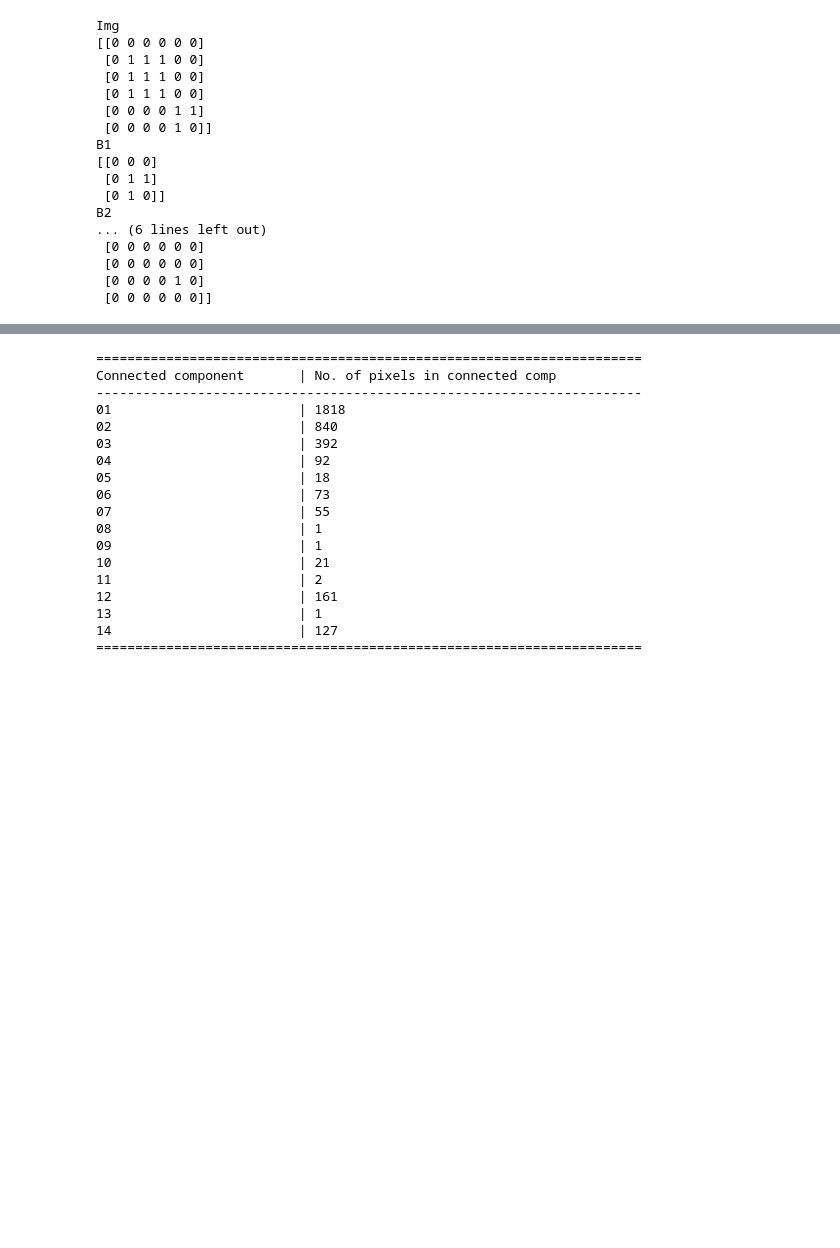
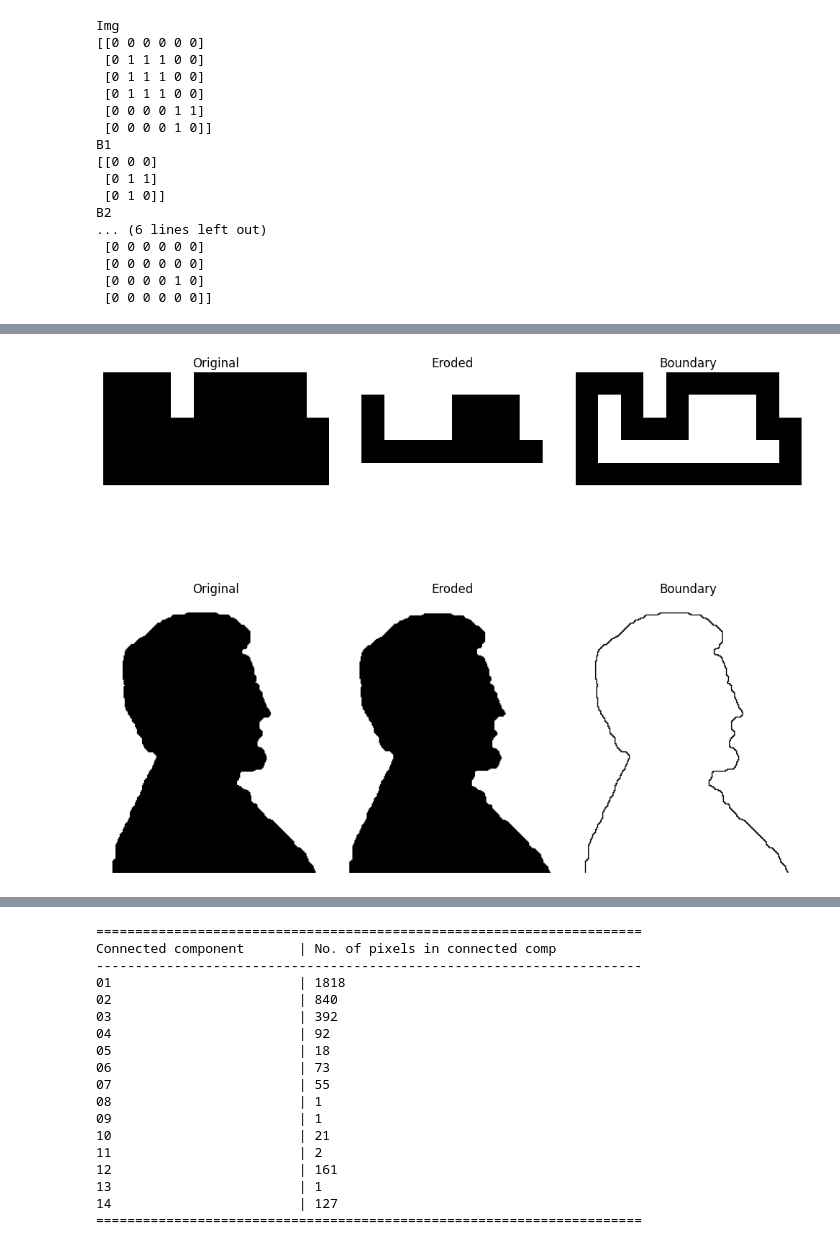
Before and after one commit to Tommy1908/ERV-CC, a Jupyter notebook: morphological_image_processing/morphological_image_processing.ipynb, the cells around one changed output, grey strips where cells are left out. Saved outputs shown, nothing was run; the diff lists cells and outputs as text; code cells hidden in the pictures; blank space fills up the shorter version.

```diff
--- a/morphological_image_processing/morphological_image_processing.ipynb
+++ b/morphological_image_processing/morphological_image_processing.ipynb
@@ -282,17 +282,17 @@ def closing(img,se):
 img = util.img_as_ubyte(io.imread("./book_example_images/Fig0911(a)(noisy_fingerprint).tif", as_gray=True))
 A = (img < 128).astype(np.uint8)
 
-B = morphology.disk(1)
+se = morphology.disk(1)
 
 # Vamos a hacer un opening y un closing por separado, nos permite ver bien que hace cada paso
 # Luego unirlo con ambos
-eroded = erosion(A, B)
-opening_A = dilation(eroded, B)
-dilated_opening = dilation(opening_A, B)
-final_result = erosion(dilated_opening, B)
+eroded = erosion(A, se)
+opening_A = dilation(eroded, se)
+dilated_opening = dilation(opening_A, se)
+final_result = erosion(dilated_opening, se)
 
 ###
-compare_opening_closing = closing(opening(A,B),B)
+compare_opening_closing = closing(opening(A,se),se)
 
 fig, axes = plt.subplots(2, 3, figsize=(16, 10))
 axes = axes.ravel() # Aplanamos la matriz de ejes para acceder más fácil
@@ -380,7 +380,7 @@ B2 = np.array([
 ])
 
 
-B = np.array([
+se = np.array([
     [-1, 0, 0],
     [0, 1, 1],
     [0, 1, -1]
@@ -389,7 +389,7 @@ B = np.array([
 
 expected_result = binary_hit_or_miss(img, structure1=B1, structure2=B2)
 result = hit_or_miss(img, B1, B2)
-result_single_se = hit_or_miss(img, B)
+result_single_se = hit_or_miss(img, se)
 
 #Expected
 fig, ax = plt.subplots(3, 4, figsize=(27, 12))
@@ -434,8 +434,8 @@ ax[2][0].set_title('Imagen Original')
 ax[2][0].axis('off')
 
 # Para mostrarlo vamos a cambiar el -1 a 0.5 y se representa como gris
-b_print = B.astype(float).copy()
-b_print[B == -1] = 0.5
+b_print = se.astype(float).copy()
+b_print[se == -1] = 0.5
 
 ax[2][1].imshow(b_print, cmap='gray')
 ax[2][1].set_title('B')
@@ -479,0 +483,58 @@ B2
+# %%
+def boundary_extraction(img,se, padding_value=1):
+    eroded = erosion(img,se, padding_value=padding_value)
+    return img - eroded
+
+img = np.array([
+    [1,1,1,0,1,1,1,1,1,0],
+    [1,1,1,0,1,1,1,1,1,0],
+    [1,1,1,1,1,1,1,1,1,1],
+    [1,1,1,1,1,1,1,1,1,1],
+    [1,1,1,1,1,1,1,1,1,1],
+])
+se = np.array([
+    [1, 1, 1],
+    [1, 1, 1],
+    [1, 1, 1]
+])
+
+eroded = erosion(img, se, padding_value=0)
+boundary = boundary_extraction(img,se, padding_value=0)
+
+fig, ax = plt.subplots(2, 3, figsize=(10, 10))
+ax[0][0].imshow(img, cmap='binary')
+# Imprimimos negativo para que se distinga del fondo (negro = 1 , blanco = 0), por eso binary
+ax[0][0].set_title('Original')
+ax[0][0].axis('off')
+
+ax[0][1].imshow(eroded, cmap='binary')
+ax[0][1].set_title('Eroded')
+ax[0][1].axis('off')
+
+ax[0][2].imshow(boundary, cmap='binary')
+ax[0][2].set_title('Boundary')
+ax[0][2].axis('off')
+
+img = util.img_as_ubyte(io.imread("./book_example_images/Fig0914(a)(licoln from penny).tif", as_gray=True))
+img = (img < 128).astype(np.uint8)
+
+eroded = erosion(img, se, padding_value=1)
+boundary_coin = boundary_extraction(img,se, padding_value=1)
+
+ax[1][0].imshow(img, cmap='binary')
+# Imprimimos negativo para que se distinga del fondo (negro = 1 , blanco = 0), por eso binary
+ax[1][0].set_title('Original')
+ax[1][0].axis('off')
+
+ax[1][1].imshow(eroded, cmap='binary')
+ax[1][1].set_title('Eroded')
+ax[1][1].axis('off')
+
+ax[1][2].imshow(boundary_coin, cmap='binary')
+ax[1][2].set_title('Boundary')
+ax[1][2].axis('off')
+
+plt.tight_layout()
+plt.show()
+# %% [output]
+[figure, added]
```
Also changed, not shown: parts of 18 cells of this notebook.
